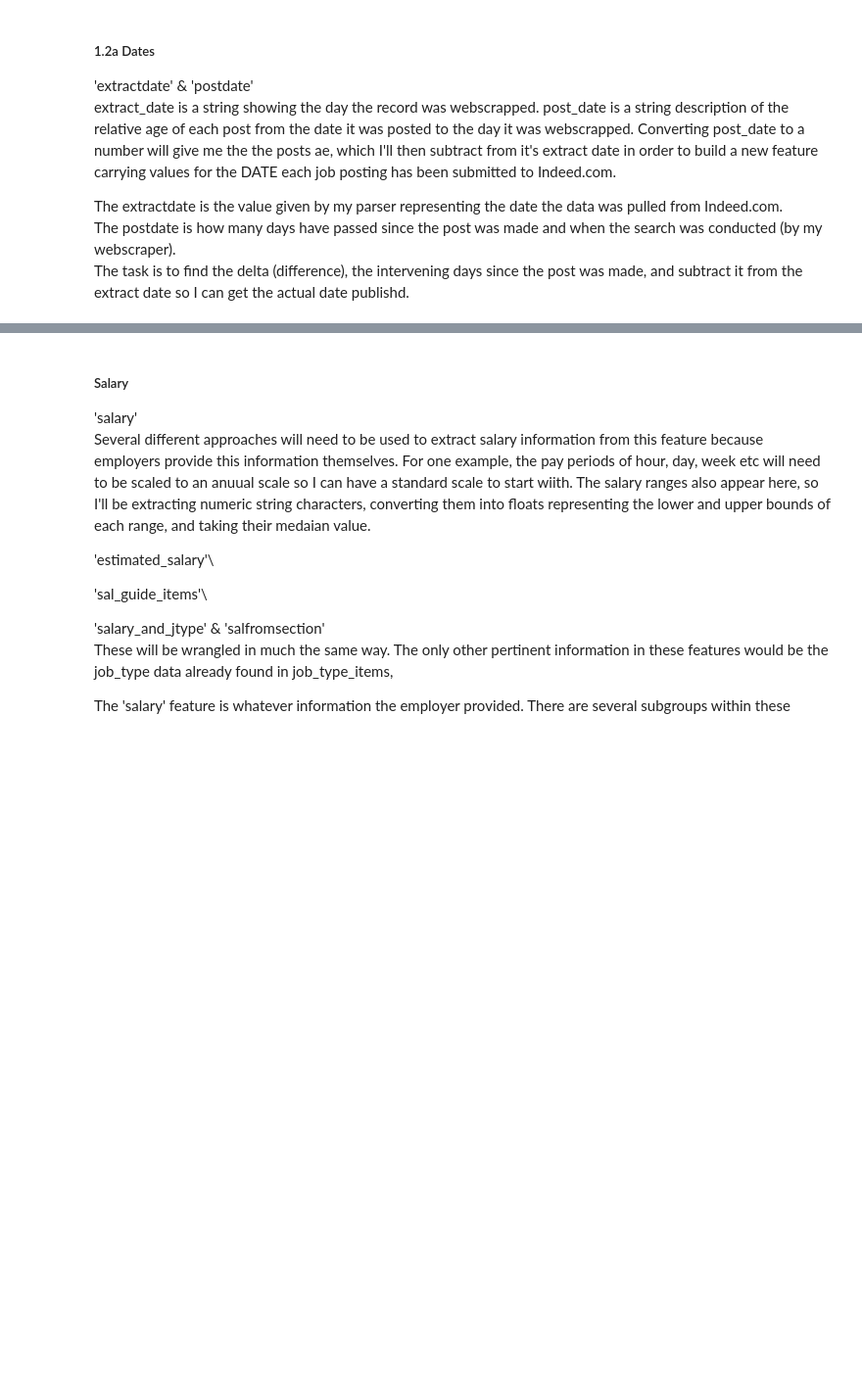
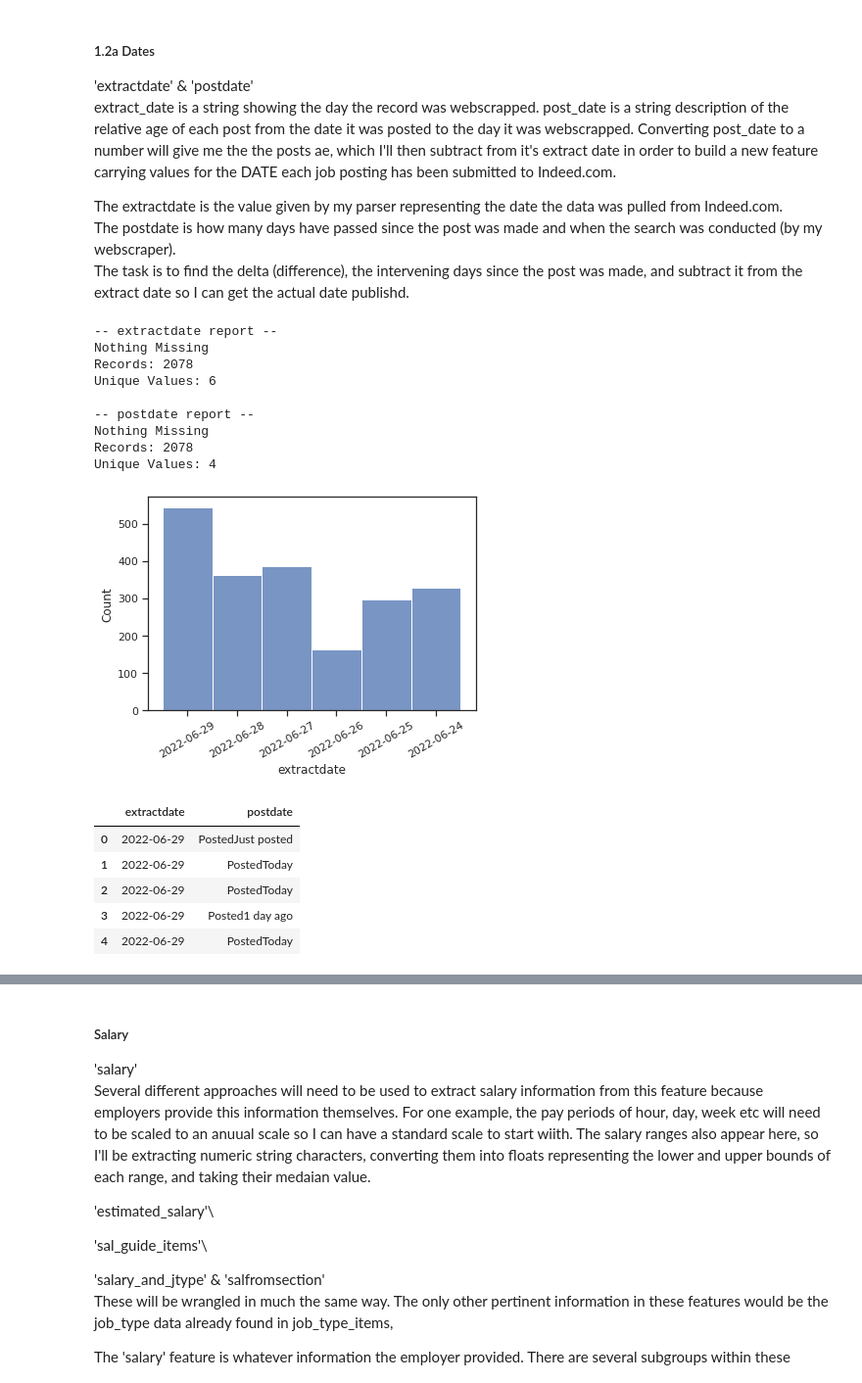
Before and after one commit to 333Kenji/indeedjobscraper, a Jupyter notebook: docs/1_wrangling_engineering.ipynb, the cells around one changed output, grey strips where cells are left out. Shown at 98% size. Saved outputs shown, nothing was run; the diff lists cells and outputs as text; code cells hidden in the pictures; blank space fills up the shorter version.

```diff
--- a/docs/1_wrangling_engineering.ipynb
+++ b/docs/1_wrangling_engineering.ipynb
@@ -320,3 +478,34 @@ print(data.extractdate.value_counts())
+# %%
+features = data[['extractdate', 'postdate']].columns
+
+for feature_ in features:
+    featureReport(data, feature = feature_)
+    print('')
+
+#plt.title('extractdate ')
+sns.histplot(data['extractdate'])
+plt.xticks(rotation=30)
+plt.show()
+
+
+data[['extractdate', 'postdate']].head()
+# %% [output]
+-- extractdate report --
+Nothing Missing
+Records: 2078
+Unique Values: 6
+
+-- postdate report --
+Nothing Missing
+Records: 2078
+Unique Values: 4
+[figure, added]
+|  | extractdate | postdate |
+| 0 | 2022-06-29 | PostedJust posted |
+| 1 | 2022-06-29 | PostedToday |
+| 2 | 2022-06-29 | PostedToday |
+| 3 | 2022-06-29 | Posted1 day ago |
+| 4 | 2022-06-29 | PostedToday |
 # %%
 def postD(row):
     """Critical function that converts postdate values into relative (in days) distance from the extract date.
```
Also changed, not shown: parts of 58 cells of this notebook.
